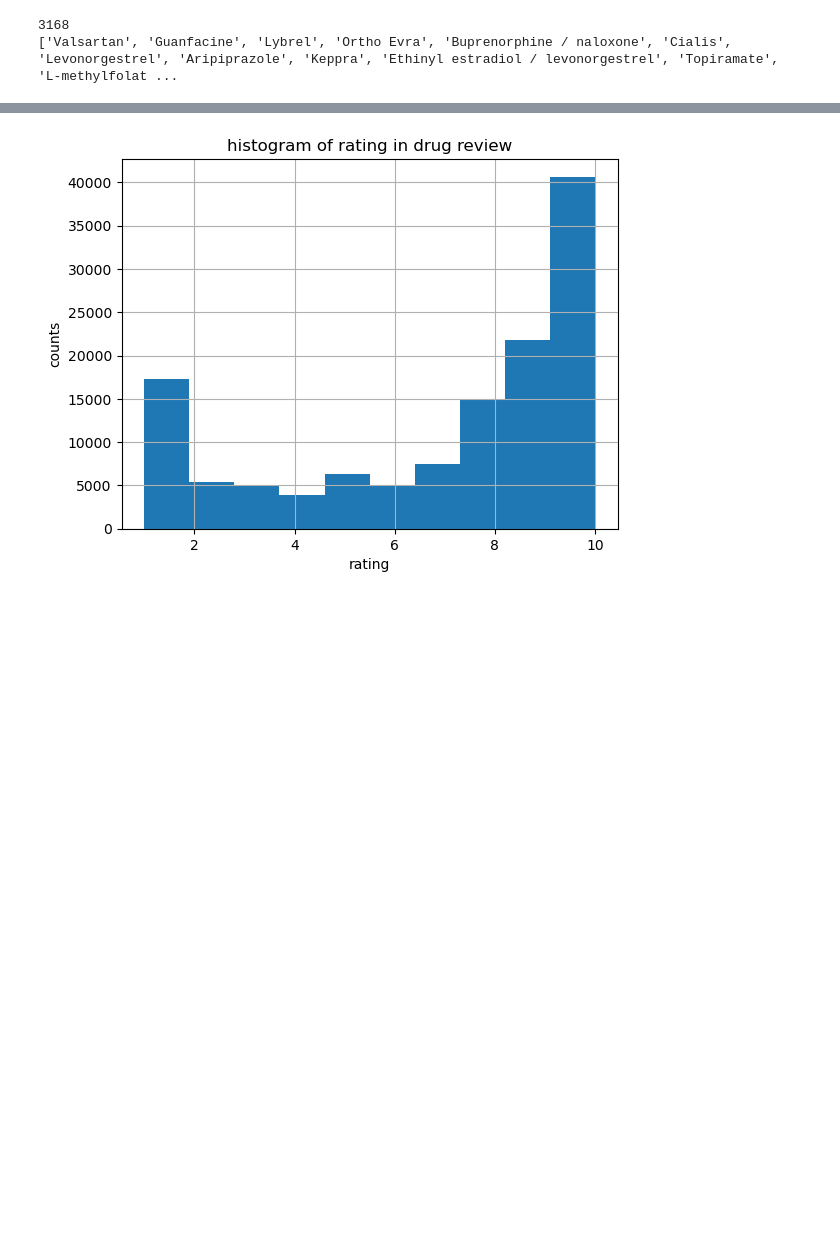
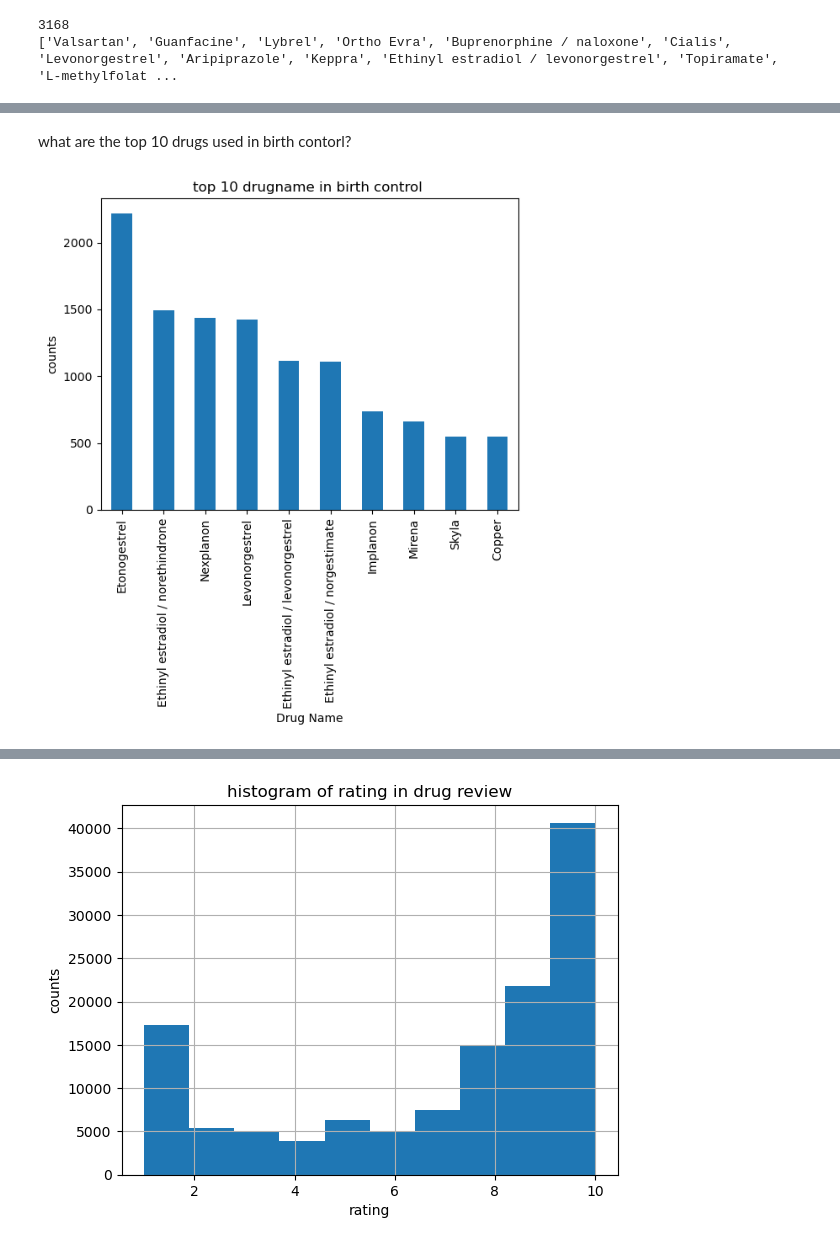
Before and after one commit to Gardenialover/Capstone_Three_Project, a Jupyter notebook: notebooks/data wranging and EDA .ipynb, the cells around one changed output, grey strips where cells are left out. Drawn from its saved outputs; the diff is of its cells as text; code cells hidden in the pictures; blank space fills up the shorter version.

```diff
--- a/notebooks/data wranging and EDA .ipynb
+++ b/notebooks/data wranging and EDA .ipynb
@@ -353,0 +323,11 @@ what are the top 20 drugs with the highest rating
+# %% [markdown]
+what are the top 10 drugs used in birth contorl?
+# %%
+d1 =df[df['condition'] =='birth control']['drugName'].value_counts()[0:10]
+d1.plot(kind = 'bar')
+plt.title('top 10 drugname in birth control ')
+plt.xlabel('Drug Name')
+plt.ylabel('counts')
+plt.show()
+# %% [output]
+[figure, added]
```
Also changed, not shown: parts of 41 cells of this notebook.
